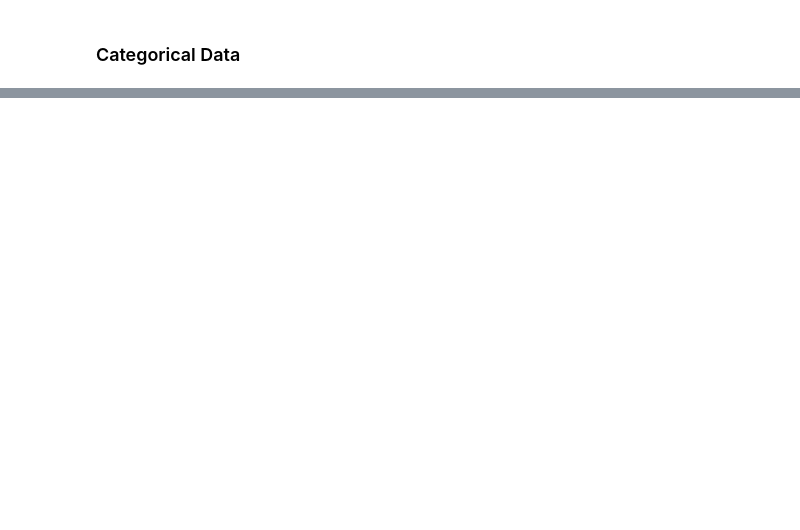
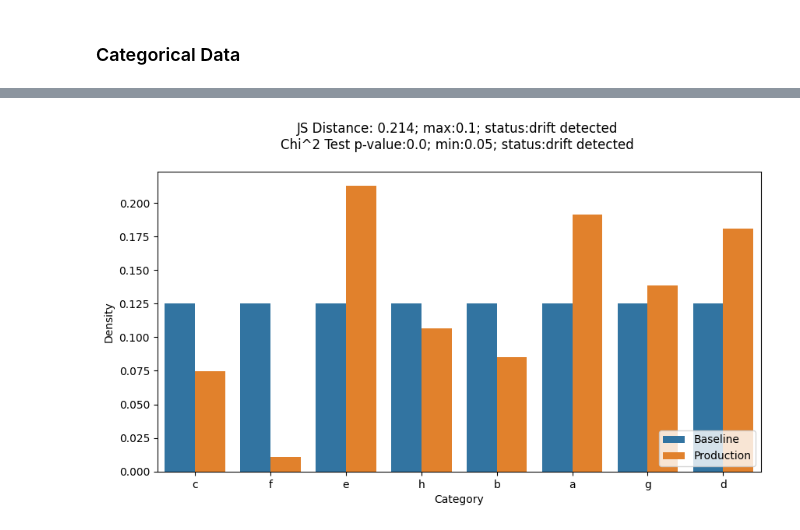
Before and after one commit to perezbecker/data_drift, a Jupyter notebook: data_drift_demo.ipynb, the cells around one changed output, grey strips where cells are left out. Saved outputs shown, nothing was run; the diff lists cells and outputs as text; code cells hidden in the pictures; blank space fills up the shorter version.

```diff
--- a/data_drift_demo.ipynb
+++ b/data_drift_demo.ipynb
@@ -61,0 +121,4 @@ h = categorical_grouped_bar_plot(a_list, c_list)
+# %%
+g = categorical_grouped_bar_plot(a_list, d_list)
+# %% [output]
+[figure, added]
```
Also changed, not shown: parts of 11 cells of this notebook, 5 other files.
